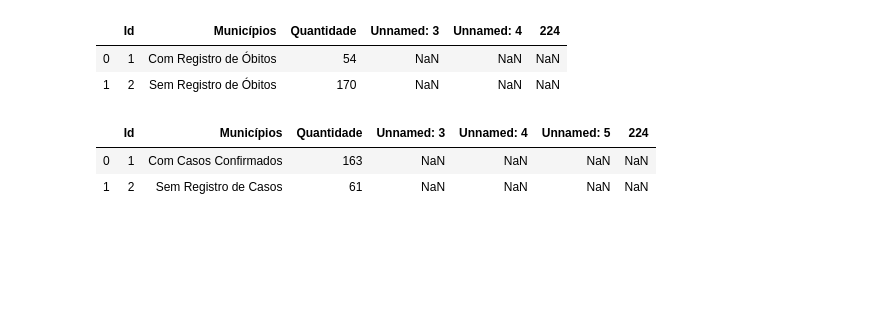
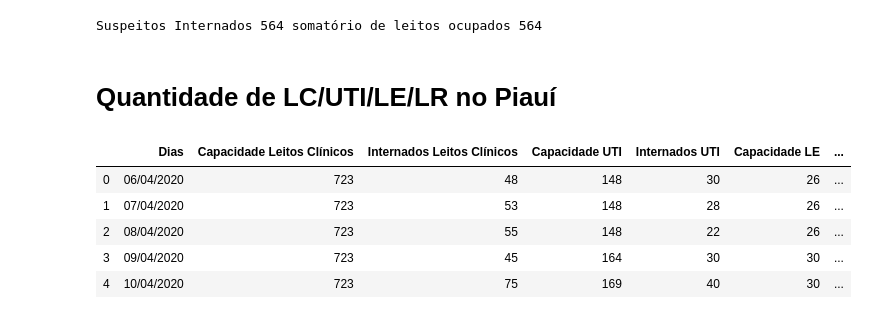
Before and after one commit to SalesRyan/Mapa-Covid-19, a Jupyter notebook: Análise Exploratória/PainelCovid.ipynb, the cells around one changed output. Drawn from its saved outputs; the diff is of its cells as text; code cells hidden in the pictures; blank space fills up the shorter version.

Commit message:
Analise do painel do piauí

```diff
--- a/Análise Exploratória/PainelCovid.ipynb
+++ b/Análise Exploratória/PainelCovid.ipynb
@@ -6,0 +5,33 @@ df = pd.read()
+# %%
+path = "../Dados/Painel Covid Piauí/Covid19 • Tabelas Painel - "
+try:
+    dfMunObt = pd.read_csv(path + "% Mun Obt.csv") # ok
+    dfMunCasos = pd.read_csv(path+ "%Mun Casos.csv") # ok
+    dfAltas = pd.read_csv(path+"Altas Médicas.csv") # ok
+    dfCasosporDia = pd.read_csv(path+"Casos por Dia.csv") # ok
+    dfComorbidades = pd.read_csv(path+"Comorbidades.csv") # ok
+    dfConfObitoMun = pd.read_csv(path+"Conf Obito Mun.csv") # ok
+    dfConfObtFxEtaria = pd.read_csv(path+"Conf Obt Fx Etária.csv") # ok
+    dfConfSexo = pd.read_csv(path+"Conf Sexo.csv") # ok
+    dfConfirmados = pd.read_csv(path+"Confirmados.csv") # ok
+    dfDescartados = pd.read_csv(path+"Descartados.csv") # ok
+    dfDtAtualiza = pd.read_csv(path+"Dt Atualiza.csv") # ok
+    dfInternação = pd.read_csv(path+"Internação.csv") # ok
+    dfInternaçõesDia = pd.read_csv(path+"Internações Dia.csv")
+    dfInvestLabDia = pd.read_csv(path+"Invest Lab Dia.csv")
+    dfInvestLaborat = pd.read_csv(path+"Invest Laborat.csv")
+    dfMapa = pd.read_csv(path+"Mapa.csv")
+    dfObitoSexo = pd.read_csv(path+"Óbito Sexo.csv")
+    dfObitos = pd.read_csv(path+"Óbitos.csv")
+    dfObtMM60 = pd.read_csv(path+"Obt MM60.csv")
+    dfSintomas = pd.read_csv(path+"Sintomas.csv")
+    dfTabApoio = pd.read_csv(path+"Tab Apoio.csv")
+    dfTR = pd.read_csv(path+"TR.csv")
+    dfTxOcupLC = pd.read_csv(path+"Tx Ocup LC.csv")
+    dfTxOcupLE = pd.read_csv(path+"Tx Ocup LE.csv")
+    dfTxOcupLV = pd.read_csv(path+"Tx Ocup LV.csv")
+    dfTxOcupUTI = pd.read_csv(path+"Tx Ocup UTI.csv")
+    dfVirusRespDia = pd.read_csv(path+"Virus Resp Dia.csv")
+    dfVirusResp = pd.read_csv(path+"Virus Resp.csv")
+except Exception as e:
+    print(e)
@@ -7,12 +375,15 @@ df = pd.read()
+# %%
+print("Suspeitos Internados",int(dfInternação[dfInternação.Id == 1].Quantidade), "somatório de leitos ocupados",dfInternaçãoCopy.Quantidade.sum())
+# %% [output]
+Suspeitos Internados 564 somatório de leitos ocupados 564
+# %% [markdown]
+# Quantidade de LC/UTI/LE/LR no Piauí
 # %%
-dfMunObt.head()
+dfInternaçõesDia.head()
 # %% [output]
-|  | Id | Municípios | Quantidade | Unnamed: 3 | Unnamed: 4 | 224 |
-| 0 | 1 | Com Registro de Óbitos | 54 | NaN | NaN | NaN |
-| 1 | 2 | Sem Registro de Óbitos | 170 | NaN | NaN | NaN |
+|  | Dias | Capacidade Leitos Clínicos | Internados Leitos Clínicos | Capacidade UTI | Internados UTI | Capacidade LE | ... |
+| 0 | 06/04/2020 | 723 | 48 | 148 | 30 | 26 | ... |
+| 1 | 07/04/2020 | 723 | 53 | 148 | 28 | 26 | ... |
+| 2 | 08/04/2020 | 723 | 55 | 148 | 22 | 26 | ... |
+| 3 | 09/04/2020 | 723 | 45 | 164 | 30 | 30 | ... |
+| 4 | 10/04/2020 | 723 | 75 | 169 | 40 | 30 | ... |
-# %%
-df.head()
-# %% [output]
-|  | Id | Municípios | Quantidade | Unnamed: 3 | Unnamed: 4 | Unnamed: 5 | 224 |
-| 0 | 1 | Com Casos Confirmados | 163 | NaN | NaN | NaN | NaN |
-| 1 | 2 | Sem Registro de Casos | 61 | NaN | NaN | NaN | NaN |
```
Also changed, not shown: parts of 45 cells of this notebook, 1 other file.
